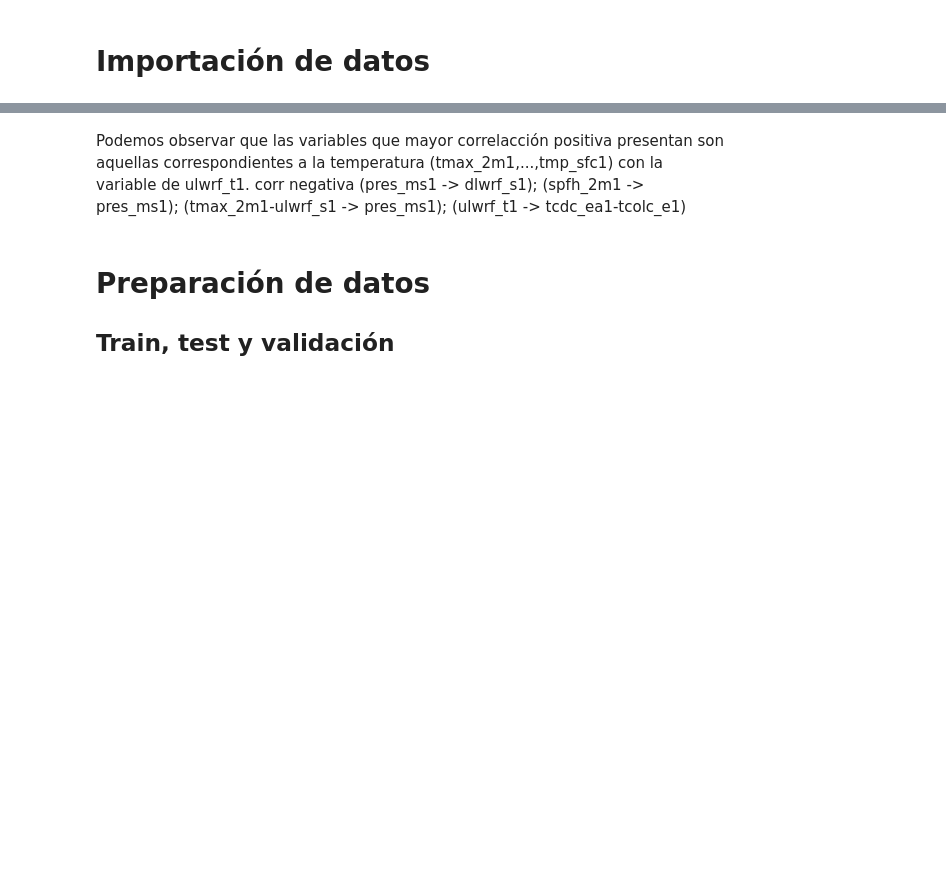
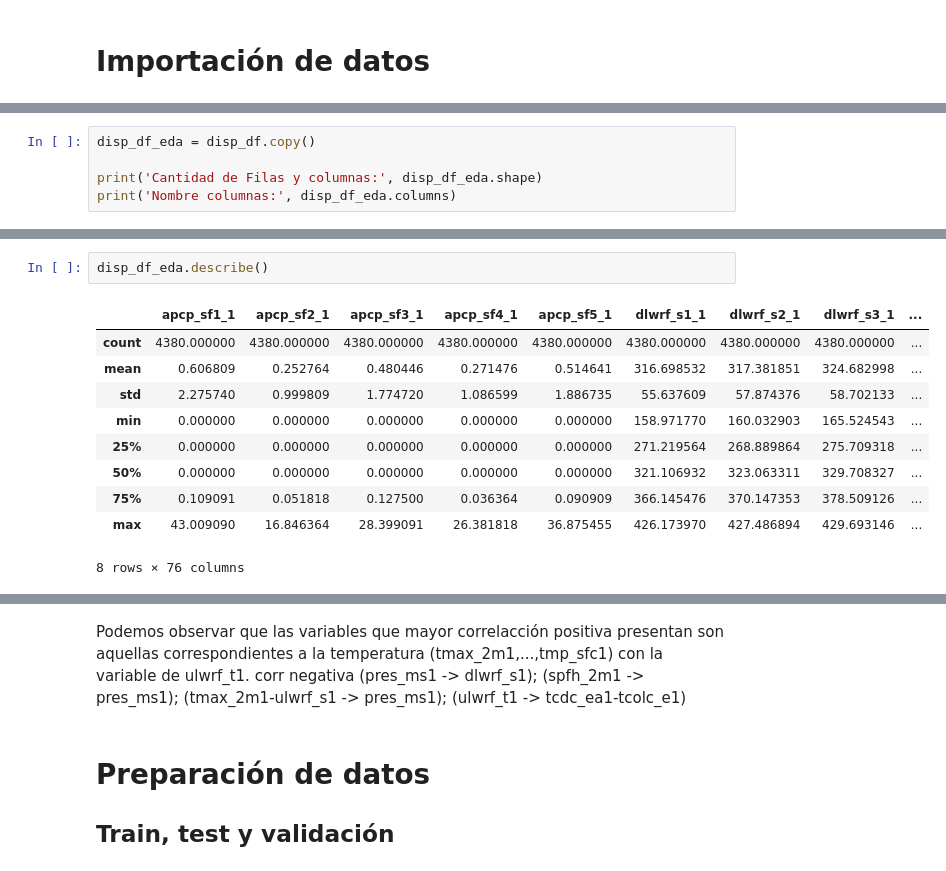
Before and after one commit to valentinacjim/PREDICCION-DE-LA-PRODUCCION-DE-ENERGIA-SOLAR, a Jupyter notebook: part1.ipynb, the cells around one changed output, grey strips where cells are left out. Saved outputs shown, nothing was run; the diff lists cells and outputs as text; blank space fills up the shorter version.

```diff
--- a/part1.ipynb
+++ b/part1.ipynb
@@ -47,0 +43,5 @@ plt.show()
+# %%
+disp_df_eda = disp_df.copy()
+
+print('Cantidad de Filas y columnas:', disp_df_eda.shape)
+print('Nombre columnas:', disp_df_eda.columns)
@@ -47,0 +87,13 @@ plt.show()
+# %%
+disp_df_eda.describe()
+# %% [output]
+|  | apcp_sf1_1 | apcp_sf2_1 | apcp_sf3_1 | apcp_sf4_1 | apcp_sf5_1 | dlwrf_s1_1 | dlwrf_s2_1 | dlwrf_s3_1 | ... |
+| count | 4380.000000 | 4380.000000 | 4380.000000 | 4380.000000 | 4380.000000 | 4380.000000 | 4380.000000 | 4380.000000 | ... |
+| mean | 0.606809 | 0.252764 | 0.480446 | 0.271476 | 0.514641 | 316.698532 | 317.381851 | 324.682998 | ... |
+| std | 2.275740 | 0.999809 | 1.774720 | 1.086599 | 1.886735 | 55.637609 | 57.874376 | 58.702133 | ... |
+| min | 0.000000 | 0.000000 | 0.000000 | 0.000000 | 0.000000 | 158.971770 | 160.032903 | 165.524543 | ... |
+| 25% | 0.000000 | 0.000000 | 0.000000 | 0.000000 | 0.000000 | 271.219564 | 268.889864 | 275.709318 | ... |
+| 50% | 0.000000 | 0.000000 | 0.000000 | 0.000000 | 0.000000 | 321.106932 | 323.063311 | 329.708327 | ... |
+| 75% | 0.109091 | 0.051818 | 0.127500 | 0.036364 | 0.090909 | 366.145476 | 370.147353 | 378.509126 | ... |
+| max | 43.009090 | 16.846364 | 28.399091 | 26.381818 | 36.875455 | 426.173970 | 427.486894 | 429.693146 | ... |
+8 rows × 76 columns
```
Also changed, not shown: parts of 28 cells of this notebook.
